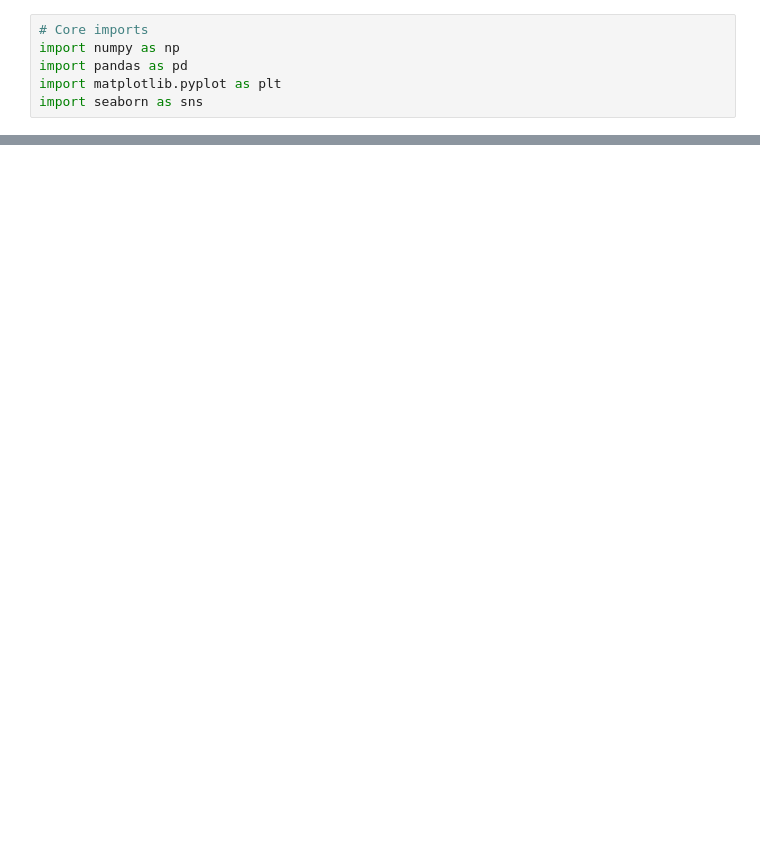
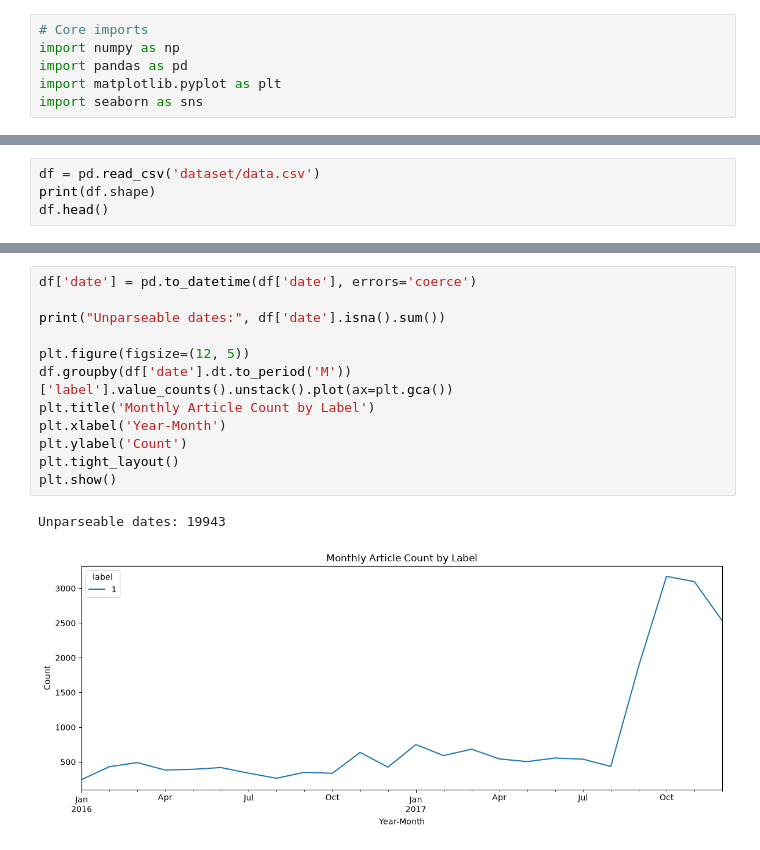
Before and after one commit to kritiAT/Project-2-Natural-Language-Processing, a Jupyter notebook: notebooks/EDA.ipynb, the cells around one changed output, grey strips where cells are left out. Drawn from its saved outputs; the diff is of its cells as text; blank space fills up the shorter version.

```diff
--- a/notebooks/EDA.ipynb
+++ b/notebooks/EDA.ipynb
@@ -375,0 +22,4 @@ sns.histplot(data=df, x='title_len', hue='label', bins=50)
+# %%
+df = pd.read_csv('dataset/data.csv')
+print(df.shape)
+df.head()
@@ -375,0 +114,15 @@ sns.histplot(data=df, x='title_len', hue='label', bins=50)
+# %%
+df['date'] = pd.to_datetime(df['date'], errors='coerce')
+
+print("Unparseable dates:", df['date'].isna().sum())
+
+plt.figure(figsize=(12, 5))
+df.groupby(df['date'].dt.to_period('M'))['label'].value_counts().unstack().plot(ax=plt.gca())
+plt.title('Monthly Article Count by Label')
+plt.xlabel('Year-Month')
+plt.ylabel('Count')
+plt.tight_layout()
+plt.show()
+# %% [output]
+Unparseable dates: 19943
+[figure, added]
```
Also changed, not shown: parts of 51 cells of this notebook, 5 other files.
